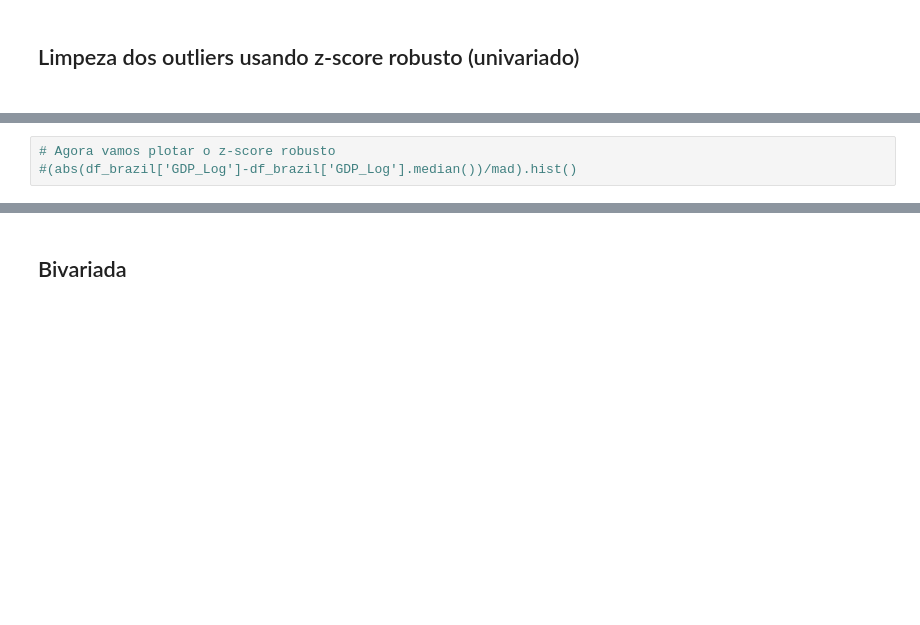
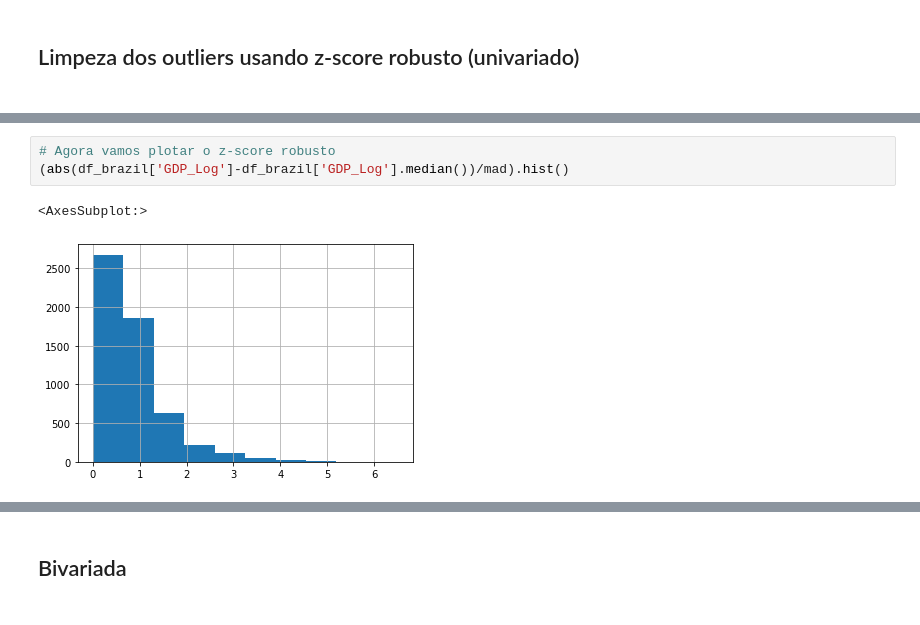
Before and after one commit to leydsonbarros/Brazilian_Cities, a Jupyter notebook: brazilian_cities.ipynb, the cells around one changed output, grey strips where cells are left out. Saved outputs shown, nothing was run; the diff lists cells and outputs as text; blank space fills up the shorter version.

```diff
--- a/brazilian_cities.ipynb
+++ b/brazilian_cities.ipynb
@@ -214,5 +159,8 @@ df_brazil.drop(df_brazil.loc[(df_brazil['IDHM'] == 0.0)].index, inplace=True)
 # %%
 # Agora vamos plotar o z-score robusto
-#(abs(df_brazil['GDP_Log']-df_brazil['GDP_Log'].median())/mad).hist()
+(abs(df_brazil['GDP_Log']-df_brazil['GDP_Log'].median())/mad).hist()
+# %% [output]
+<AxesSubplot:>
+[figure, added]
 # %%
 # Usando a limiar > 3.25, encontro os outliers
```
Also changed, not shown: parts of 133 cells of this notebook.
